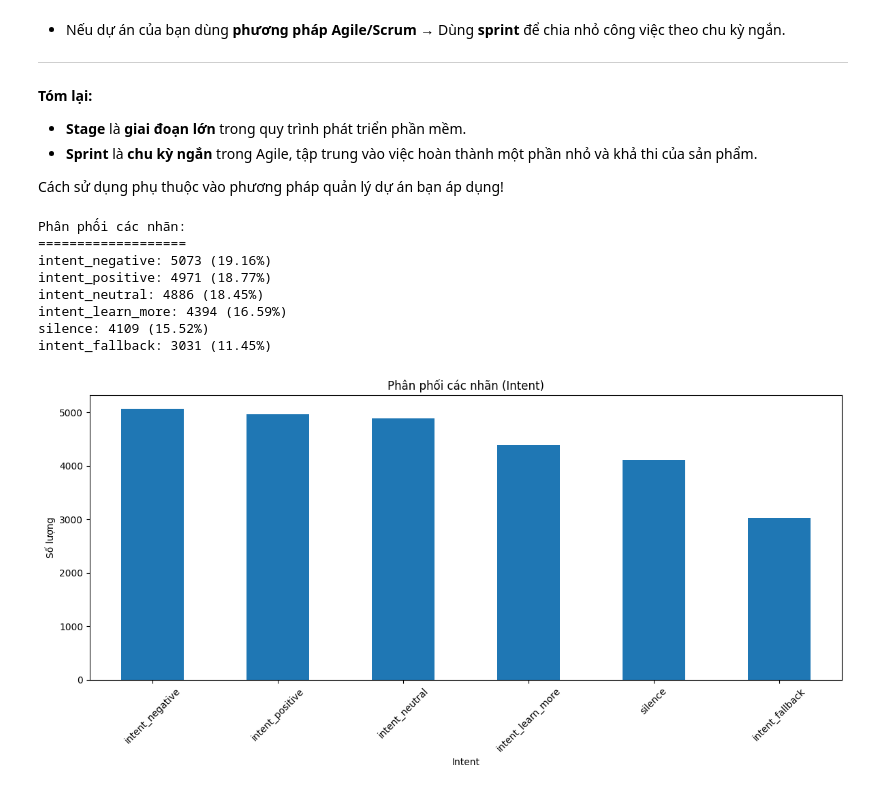
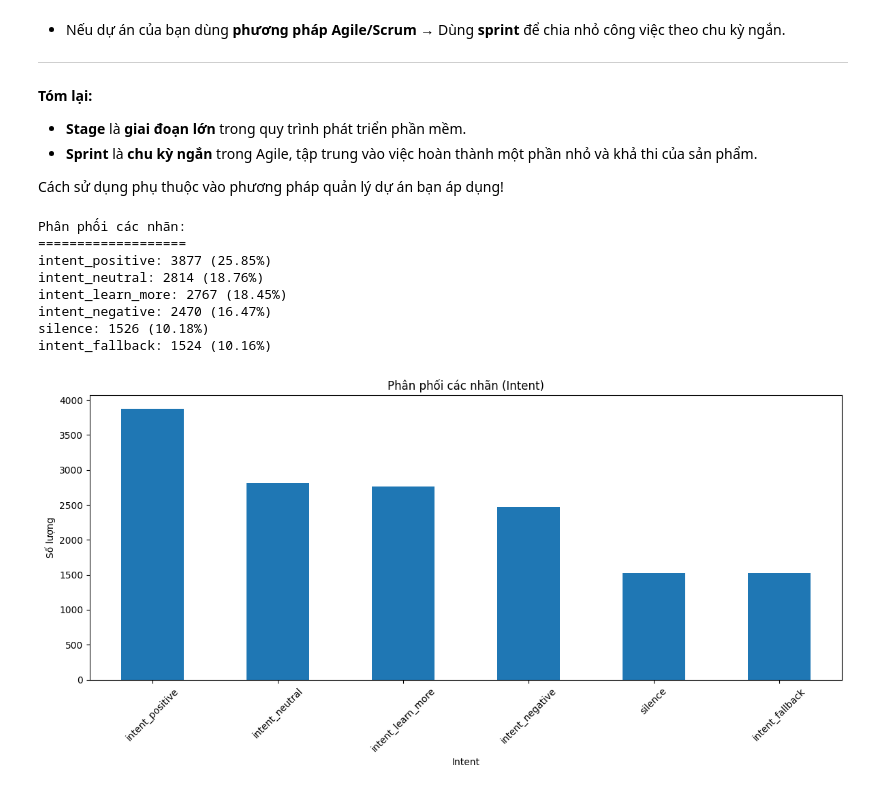
Before and after one commit to DoanNgocCuong/MiniProd_NLP2_IntentClassification_MappingFastResponse_T1_2025_StepUpEducation, a Jupyter notebook: src/processed_data/EDA.ipynb, the cells around one changed output. Saved outputs shown, nothing was run; the diff lists cells and outputs as text; code cells hidden in the pictures.

```diff
--- a/src/processed_data/EDA.ipynb
+++ b/src/processed_data/EDA.ipynb
@@ -246,34 +246,34 @@ Cách sử dụng phụ thuộc vào phương pháp quản lý dự án bạn á
 # %%
 import pandas as pd
 import matplotlib.pyplot as plt
 
 # Đọc file Excel
-df = pd.read_excel("processed_data_example_v5_30000Data_addNewDang123.xlsx")
+df = pd.read_excel("processed_data_example_v5_15000Data_addNewDang123.xlsx")
 
 # Đếm số lượng mỗi intent
 intent_counts = df['user_intent'].value_counts()
 
 print("\nPhân phối các nhãn:")
 print("===================")
 for intent, count in intent_counts.items():
     print(f"{intent}: {count} ({(count/len(df)*100):.2f}%)")
 
 # Vẽ biểu đồ
 plt.figure(figsize=(12, 6))
 intent_counts.plot(kind='bar')
 plt.title('Phân phối các nhãn (Intent)')
 plt.xlabel('Intent')
 plt.ylabel('Số lượng')
 plt.xticks(rotation=45)
 plt.tight_layout()
 plt.show()
 # %% [output]
 Phân phối các nhãn:
 ===================
-intent_negative: 5073 (19.16%)
-intent_positive: 4971 (18.77%)
-intent_neutral: 4886 (18.45%)
-intent_learn_more: 4394 (16.59%)
-silence: 4109 (15.52%)
-intent_fallback: 3031 (11.45%)
+intent_positive: 3877 (25.85%)
+intent_neutral: 2814 (18.76%)
+intent_learn_more: 2767 (18.45%)
+intent_negative: 2470 (16.47%)
+silence: 1526 (10.18%)
+intent_fallback: 1524 (10.16%)
-[figure, old version]
+[figure, new version]
```
Also changed, not shown: parts of 1 cell of this notebook, 5 other files.
